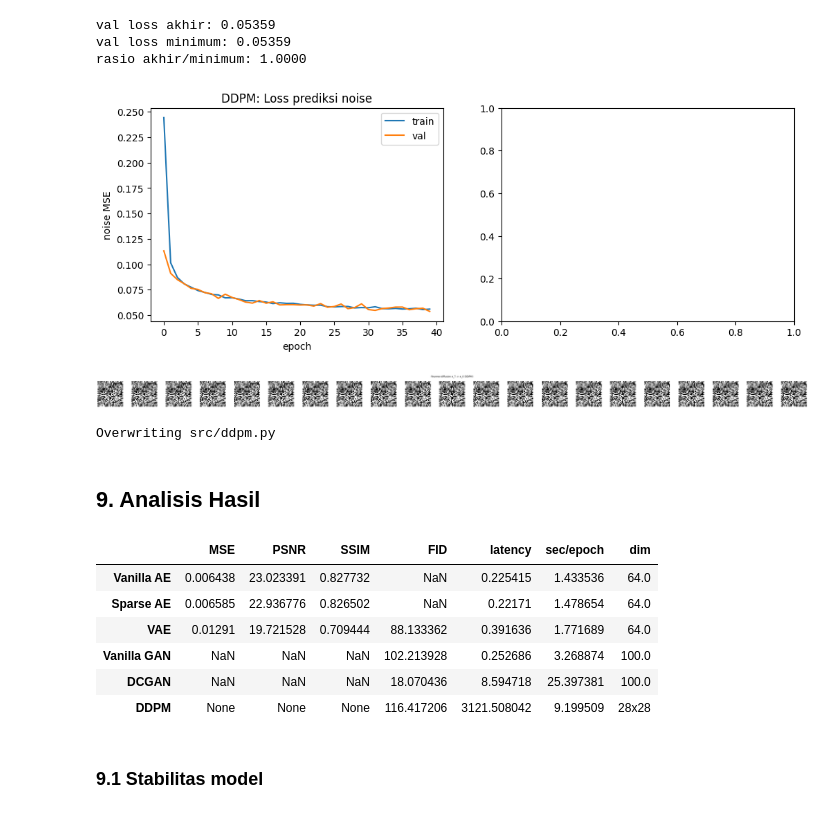
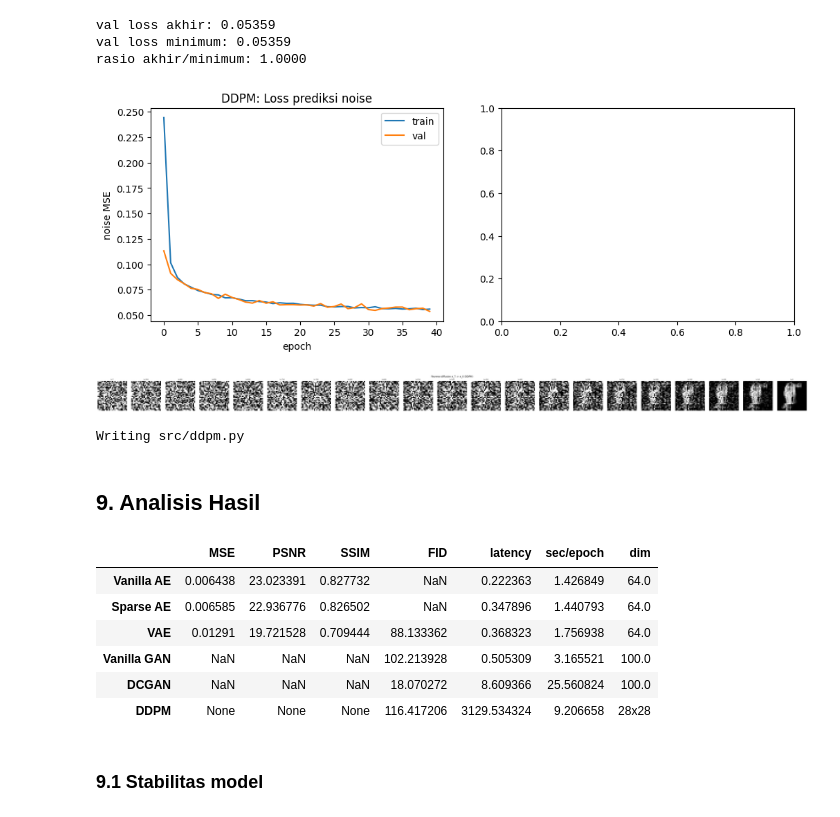
Before and after one commit to KenNicholas/komparatif-genai, a Jupyter notebook: komparatif_genai.ipynb, the cells around one changed output. Cells and saved outputs as stored; diff of their text form; code cells hidden in the pictures.

```diff
--- a/komparatif_genai.ipynb
+++ b/komparatif_genai.ipynb
@@ -564,7 +564,7 @@ latency GPU: 0.22ms
 import numpy as np
 from scipy.ndimage import laplace
 
-model_ae.eval()
+model_sae.eval()
 laplacian_real = 0
 laplacian_recon = 0
 n = 0
@@ -572,7 +572,7 @@ n = 0
 with torch.no_grad():
     for images, _ in test:
         images = images.to(device)
-        xr, _ = model_ae(images)
+        xr, _, _ = model_sae(images)
         for i in range(images.size(0)):
             asli = images[i, 0].cpu().numpy()
             rekonstruksi = xr[i].cpu().reshape(28, 28).numpy()
@@ -2277,38 +2278,42 @@ rasio akhir/minimum: 1.0000
 # %%
 # loss prediksi noise/derau ddpm
 import matplotlib.pyplot as plt
 
 fig, ax = plt.subplots(1, 2, figsize=(12, 4))
 ax[0].plot(hist_ddpm['train_loss'], label='train')
 ax[0].plot(hist_ddpm['val_loss'], label='val')
 ax[0].set_xlabel('epoch'); ax[0].set_ylabel('noise MSE'); ax[0].legend()
 ax[0].set_title('DDPM: Loss prediksi noise')
 
 # trajectory reverse x_T -> x_0
 beta, alpha, alpha_bar = schedule
+torch.manual_seed(42)
 x = torch.randn(1, 1, 28, 28, device=device)
-trajektori = []
+trajektori = [x.clone()]
+langkah = ['t=T']
 with torch.no_grad():
-    for t_val in range(999, -1, -50):
-        trajektori.append(x.clone())
+    for t_val in range(999, -1, -1):
         t = torch.full((1,), t_val, device=device, dtype=torch.long)
         pred = model_ddpm(x, t)
         alpha_t = alpha[t_val]; alpha_bar_t = alpha_bar[t_val]; beta_t = beta[t_val]
         x = (1 / torch.sqrt(alpha_t)) * (x - (beta_t / torch.sqrt(1 - alpha_bar_t)) * pred)
         if t_val > 0:
             x = x + torch.sqrt(beta_t) * torch.randn_like(x)
-    trajektori.append(x)
+        if t_val % 50 == 0:
+            trajektori.append(x.clone())
+            langkah.append(f't={t_val}')
 
-fig2, axes = plt.subplots(1, len(trajektori), figsize=(2.5 * len(trajektori), 2.5))
+fig2, axes = plt.subplots(1, len(trajektori), figsize=(2.5 * len(trajektori), 2.8))
 for i, img in enumerate(trajektori):
     axes[i].imshow(((img[0, 0].cpu() + 1) / 2).clamp(0, 1), cmap='gray')
+    axes[i].set_title(langkah[i], fontsize=8)
     axes[i].axis('off')
 fig2.suptitle('Reverse diffusion x_T -> x_0 (DDPM)')
 plt.tight_layout()
 plt.show()
 # %% [output]
 [figure]
-[figure, old version]
+[figure, new version]
 # %%
 %%writefile src/ddpm.py
 import torch, torch.nn as nn, torch.nn.functional as F, time, math
@@ -2393,7 +2398,7 @@ def train_ddpm(epochs=40, lr=2e-4, batch_size=128, seed=42, T=1000):
     sec_per_epoch = (time.time() - start_time) / epochs
     return model, history, sec_per_epoch, (beta, alpha, alpha_bar)
 # %% [output]
-Overwriting src/ddpm.py
+Writing src/ddpm.py
 # %% [markdown]
 ## 9. Analisis Hasil
 # %%
@@ -2411,12 +2416,12 @@ df = pd.DataFrame(ringkasan).T
 df
 # %% [output]
 |  | MSE | PSNR | SSIM | FID | latency | sec/epoch | dim |
-| Vanilla AE | 0.006438 | 23.023391 | 0.827732 | NaN | 0.225415 | 1.433536 | 64.0 |
-| Sparse AE | 0.006585 | 22.936776 | 0.826502 | NaN | 0.22171 | 1.478654 | 64.0 |
-| VAE | 0.01291 | 19.721528 | 0.709444 | 88.133362 | 0.391636 | 1.771689 | 64.0 |
-| Vanilla GAN | NaN | NaN | NaN | 102.213928 | 0.252686 | 3.268874 | 100.0 |
-| DCGAN | NaN | NaN | NaN | 18.070436 | 8.594718 | 25.397381 | 100.0 |
-| DDPM | None | None | None | 116.417206 | 3121.508042 | 9.199509 | 28x28 |
+| Vanilla AE | 0.006438 | 23.023391 | 0.827732 | NaN | 0.222363 | 1.426849 | 64.0 |
+| Sparse AE | 0.006585 | 22.936776 | 0.826502 | NaN | 0.347896 | 1.440793 | 64.0 |
+| VAE | 0.01291 | 19.721528 | 0.709444 | 88.133362 | 0.368323 | 1.756938 | 64.0 |
+| Vanilla GAN | NaN | NaN | NaN | 102.213928 | 0.505309 | 3.165521 | 100.0 |
+| DCGAN | NaN | NaN | NaN | 18.070272 | 8.609366 | 25.560824 | 100.0 |
+| DDPM | None | None | None | 116.417206 | 3129.534324 | 9.206658 | 28x28 |
 # %% [markdown]
 ### 9.1 Stabilitas model
 # %%
```
Also changed, not shown: parts of 22 cells of this notebook.
